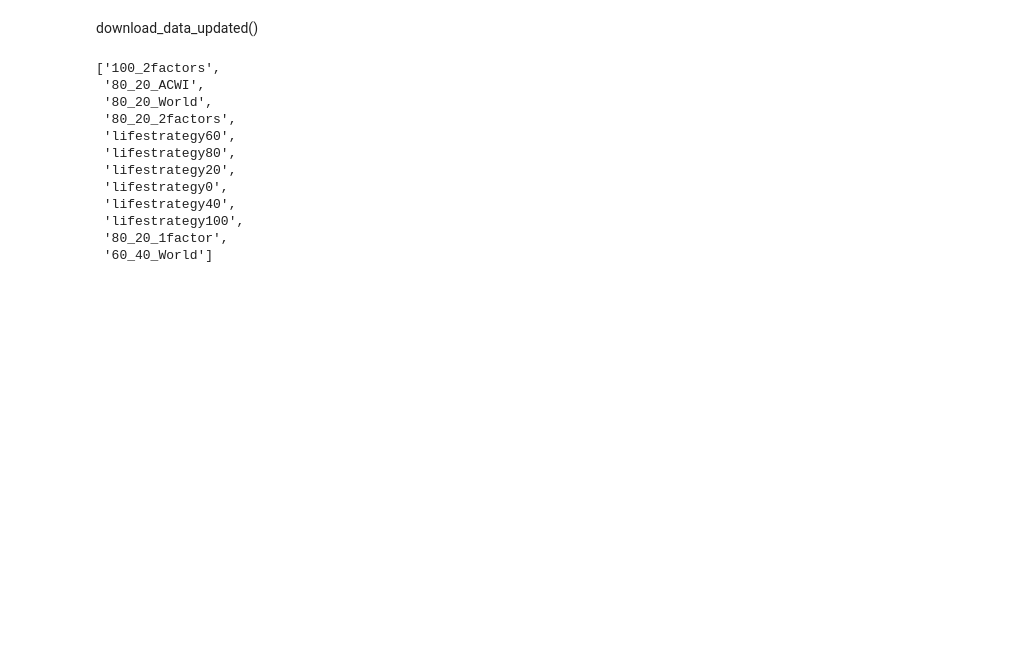
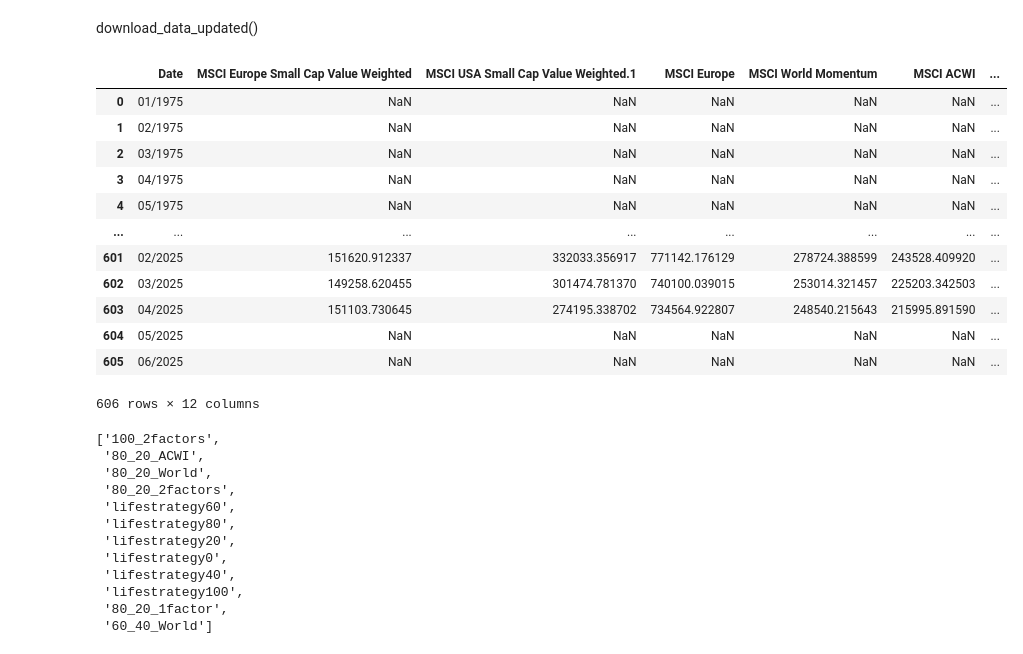
Before and after one commit to PhisicsLollo0/Finance4All, a Jupyter notebook: prices_scraping.ipynb, the cells around one changed output. Drawn from its saved outputs; the diff is of its cells as text; code cells hidden in the pictures; blank space fills up the shorter version.

```diff
--- a/prices_scraping.ipynb
+++ b/prices_scraping.ipynb
@@ -14,6 +14,22 @@ data = get_data_updated_2025()
 ['/home/cavallo/Finance4All/data/indexes/MSCI_Europe_Small_Cap_Value_Weighted.csv', '/home/cavallo/Finance4All/data/indexes/Historical_data_updated.csv', '/home/cavallo/Finance4All/data/indexes/MSCI_E ...
 # %% [markdown]
 download_data_updated()
+# %%
+data
+# %% [output]
+|  | Date | MSCI Europe Small Cap Value Weighted | MSCI USA Small Cap Value Weighted.1 | MSCI Europe | MSCI World Momentum | MSCI ACWI | ... |
+| 0 | 01/1975 | NaN | NaN | NaN | NaN | NaN | ... |
+| 1 | 02/1975 | NaN | NaN | NaN | NaN | NaN | ... |
+| 2 | 03/1975 | NaN | NaN | NaN | NaN | NaN | ... |
+| 3 | 04/1975 | NaN | NaN | NaN | NaN | NaN | ... |
+| 4 | 05/1975 | NaN | NaN | NaN | NaN | NaN | ... |
+| ... | ... | ... | ... | ... | ... | ... | ... |
+| 601 | 02/2025 | 151620.912337 | 332033.356917 | 771142.176129 | 278724.388599 | 243528.409920 | ... |
+| 602 | 03/2025 | 149258.620455 | 301474.781370 | 740100.039015 | 253014.321457 | 225203.342503 | ... |
+| 603 | 04/2025 | 151103.730645 | 274195.338702 | 734564.922807 | 248540.215643 | 215995.891590 | ... |
+| 604 | 05/2025 | NaN | NaN | NaN | NaN | NaN | ... |
+| 605 | 06/2025 | NaN | NaN | NaN | NaN | NaN | ... |
+606 rows × 12 columns
 # %%
 get_list_of_portfolios()
 # %% [output]
```
Also changed, not shown: 5 other files.
